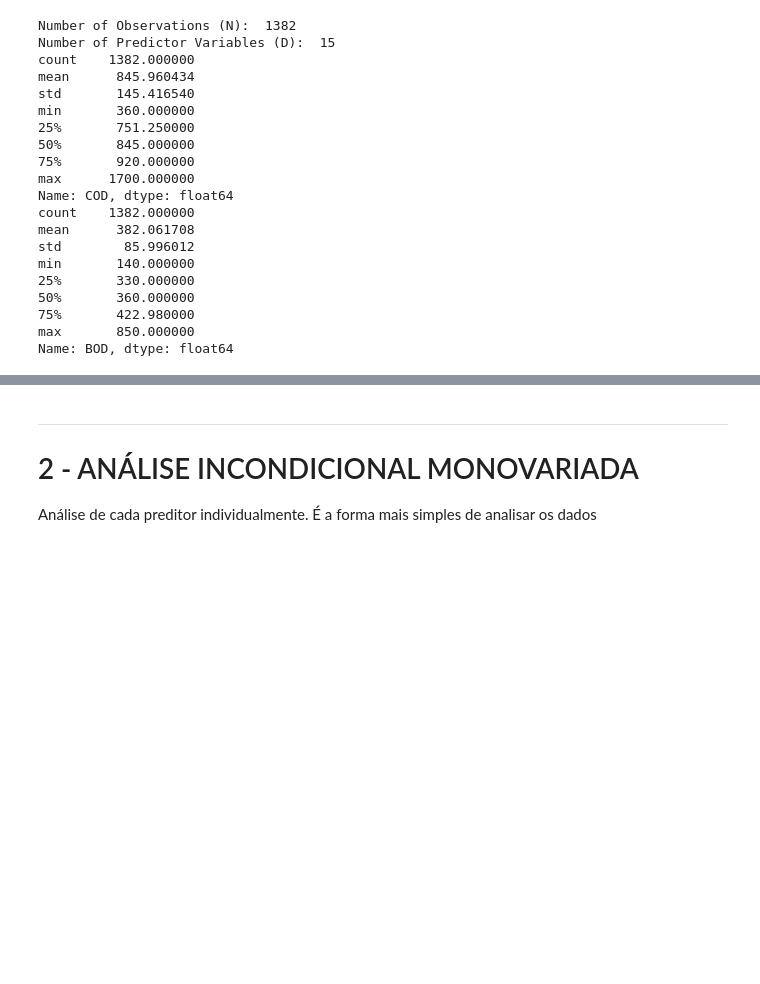
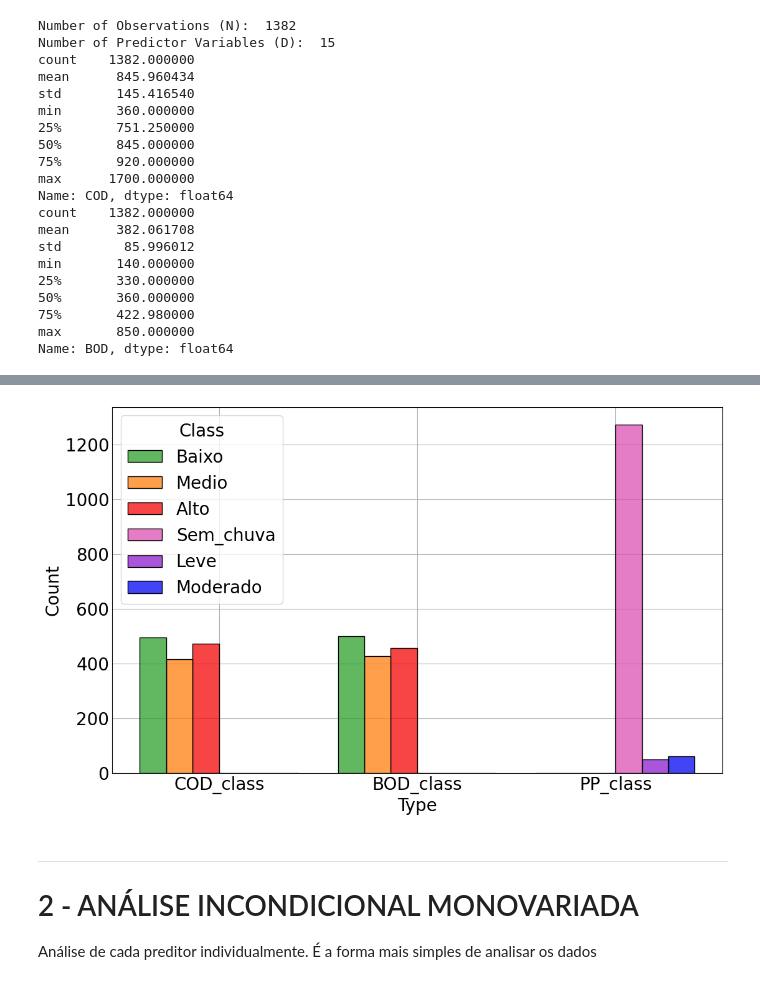
Before and after one commit to Krumpu/Homework_ICA, a Jupyter notebook: HW_1_ICA.ipynb, the cells around one changed output, grey strips where cells are left out. Cells and saved outputs as stored; diff of their text form; code cells hidden in the pictures; blank space fills up the shorter version.

```diff
--- a/HW_1_ICA.ipynb
+++ b/HW_1_ICA.ipynb
@@ -11,7 +11,7 @@ import matplotlib.pyplot as plt
 import seaborn as sns
 
 plt.style.use('_mpl-gallery')
-plt.rcParams.update({'font.size': 30})
+plt.rcParams.update({'font.size': 20})
 url = 'https://raw.githubusercontent.com/Krumpu/Homework_ICA/main/Data-Melbourne_F.csv'
 df = pd.read_csv(url)
 
@@ -142,3 +77,0 @@ Tipo 8: 232
-# %%
-df_class_BOD_COD = df[['COD','BOD']]
-df = df.drop(['COD', 'BOD'], axis=1)
@@ -155,3 +78,43 @@ def analyze_dataset(df: pd.DataFrame):
+# %%
+df.loc[(df['COD'] >= 360) & (df['COD'] <= 790), "COD_class"] = "Baixo"
+df.loc[(df['COD'] >= 791) & (df['COD'] <= 890), "COD_class"] = "Medio"
+df.loc[(df['COD'] >= 891) & (df['COD'] <= 1700), "COD_class"] = "Alto"
+
+df.loc[(df['BOD'] >= 140) & (df['BOD'] <= 340), "BOD_class"] = "Baixo"
+df.loc[(df['BOD'] >= 341) & (df['BOD'] <= 400), "BOD_class"] = "Medio"
+df.loc[(df['BOD'] >= 401) & (df['BOD'] <= 850), "BOD_class"] = "Alto"
+
+df.loc[df['PP'] < 0.1, "PP_class"] = "Sem_chuva"
+df.loc[(df['PP'] >= 0.1) & (df['PP'] <= 1), "PP_class"] = "Leve"
+df.loc[df['PP'] > 1, "PP_class"] = "Moderado"
+
+df_classes = df[['COD_class', 'BOD_class', 'PP_class']].copy()
+df = df.drop(['COD_class', 'BOD_class', 'PP_class'], axis=1)
+
+paleta = {
+    "Baixo": "#2ca02c",
+    "Medio": "#ff7f0e",
+    "Alto":  "#F50505",
+    "Sem_chuva": "#DD50B3",
+    "Leve": "#8E1ECF",
+    "Moderado": "#0505F5",
+    "nan": "#000000"
+}
+
+# Class distribution
+plt.figure(figsize=(10,6))
+sns.histplot(
+    data=df_classes.melt(var_name='Type', value_name='Class'),
+    x='Type',
+    hue='Class',
+    hue_order=['Baixo', 'Medio', 'Alto', 'Sem_chuva', 'Leve', 'Moderado'],
+    multiple='dodge',   # or 'stack'
+    shrink=0.8,
+    palette=paleta
+)
+plt.show()
+# %% [output]
+[figure, added]
 # %% [markdown]
 ---
 # 2 - ANÁLISE INCONDICIONAL MONOVARIADA
```
Also changed, not shown: parts of 23 cells of this notebook, 13 other files.
